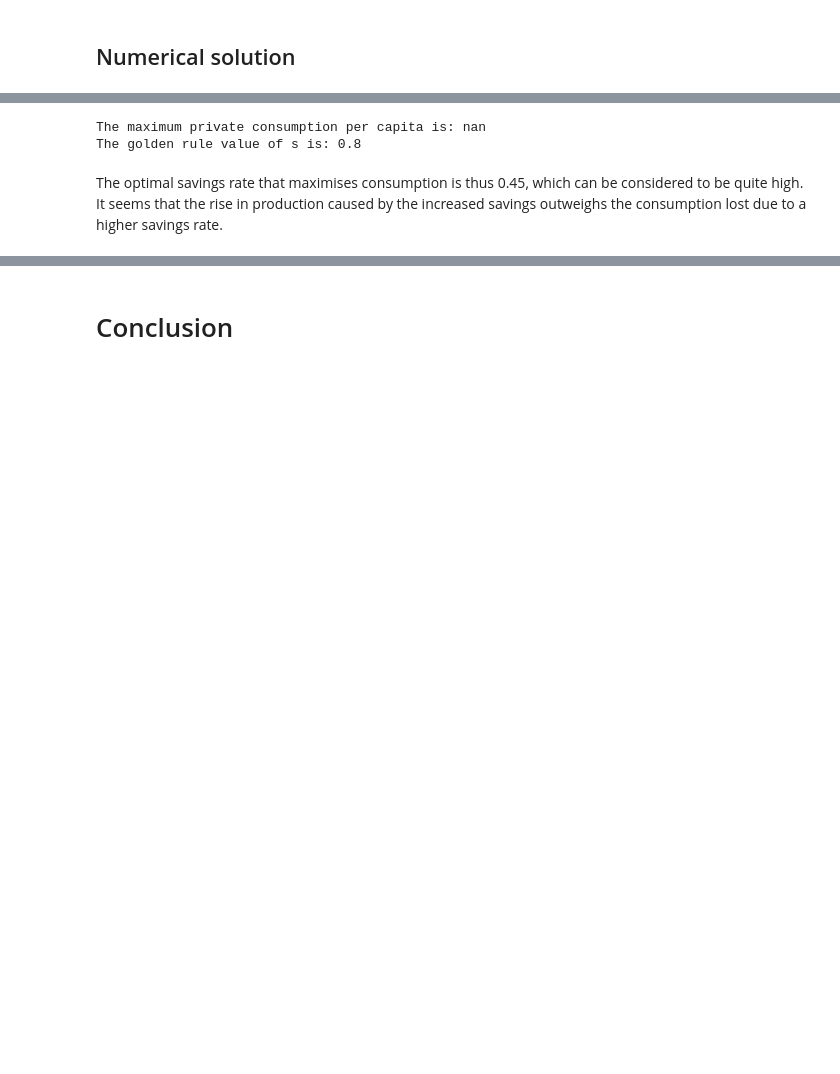
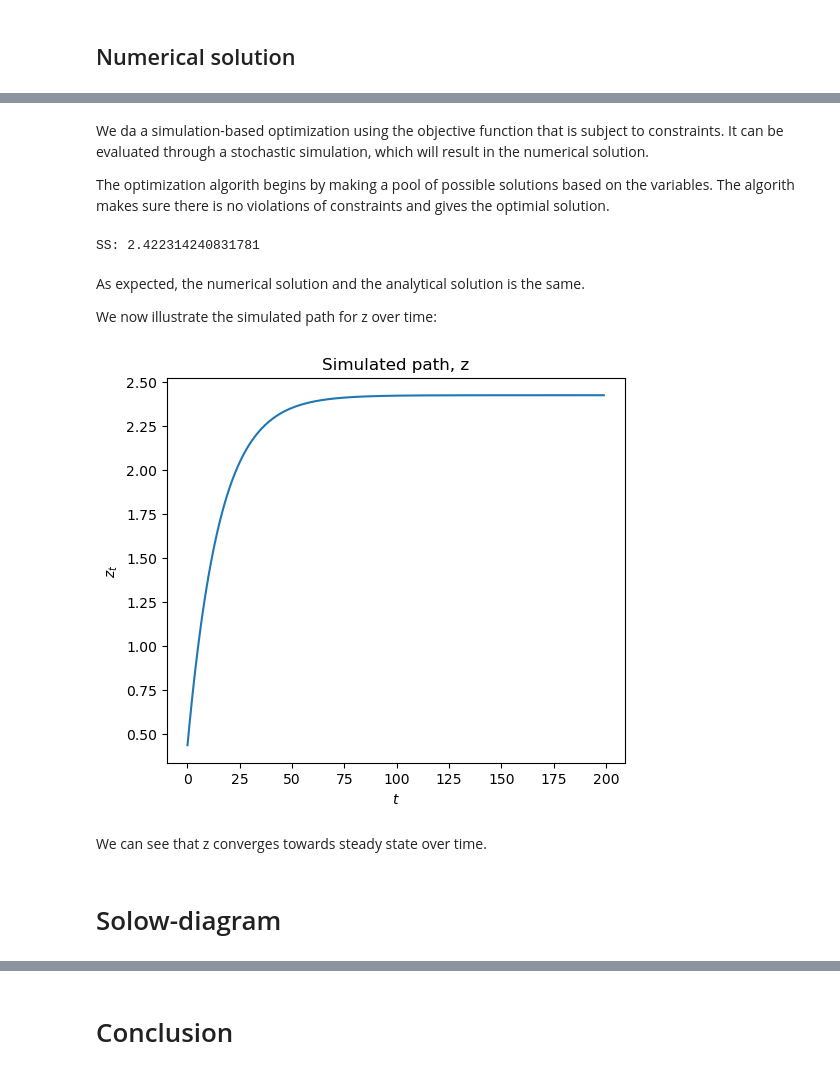
Before and after one commit to NumEconCopenhagen/projects-2023-mc, a Jupyter notebook: modelproject/modelproject.ipynb, the cells around one changed output, grey strips where cells are left out. Drawn from its saved outputs; the diff is of its cells as text; code cells hidden in the pictures; blank space fills up the shorter version.

```diff
--- a/modelproject/modelproject.ipynb
+++ b/modelproject/modelproject.ipynb
@@ -312,11 +129,61 @@ ax.set_title('$c^*$ for different $s$');
-# %%
-#We find the largest ss-value of consumption pr. worker
-print(f'The maximum private consumption per capita is: {max(c_values):.3f}')
-
-#We find the sh value resulting in the maximum c value
-print(f'The golden rule value of s is: {(c_x[c_values.index(max(c_values))])}')
-# %% [output]
-The maximum private consumption per capita is: nan
-The golden rule value of s is: 0.8
-# %% [markdown]
-The optimal savings rate that maximises consumption is thus 0.45, which can be considered to be quite high. It seems that the rise in production caused by the increased savings outweighs the consumption lost due to a higher savings rate.
+# %% [markdown]
+We da a simulation-based optimization using the objective function that is subject to constraints. It can be evaluated through a stochastic simulation, which will result in the numerical solution.
+
+The optimization algorith begins by making a pool of possible solutions based on the variables. The algorith makes sure there is no violations of constraints and gives the optimial solution.
+# %%
+def sim(s = 0.2):
+    #s = 0.2
+    g = 0.02
+    n = 0.01
+    beta = 0.6
+    kappa = 0.2
+    alpha = 0.2
+    delta = 0.06
+    X = 0.5
+
+    def prod(K, A, L, X):
+        return K ** alpha * (A * L) ** beta * X ** kappa
+
+    T = 200
+    Ks = np.zeros(T)
+    Ys = np.zeros(T)
+    Ls = np.zeros(T)
+    As = np.zeros(T)
+    Zs = np.zeros(T)
+
+    Ks[0] = 0.5
+    Ls[0] = 1.0
+    As[0] = 2.0
+    Ys[0] = prod(Ks[0], As[0], Ls[0], X)
+    for t in range(1, T):
+        Ks[t] = s * Ys[t-1] + (1 - delta) * Ks[t-1]
+        Ls[t] = (1 + n) * Ls[t-1]
+        As[t] = (1 + g) * As[t-1]
+        Ys[t] = prod(Ks[t], As[t], Ls[t], X)
+
+    Zs = Ks / Ys
+    return Ks, Ys, Ls, As, Zs
+
+Ks, Ys, Ls, As, Zs = sim()
+# SS must be last value **care only if we converge before 200 periods #
+print(f'SS: {Zs[199]}')
+# %% [output]
+SS: 2.422314240831781
+# %% [markdown]
+As expected, the numerical solution and the analytical solution is the same.
+
+We now illustrate the simulated path for z over time:
+# %%
+fig = plt.figure(figsize=(13,5))
+ax = fig.add_subplot(1,2,1)
+ax.plot(Zs)
+ax.set_xlabel(r'$t$')
+ax.set_ylabel(r'$z_t$')
+
+ax.set_title('Simulated path, z');
+# %% [output]
+[figure, added]
+# %% [markdown]
+We can see that z converges towards steady state over time.
+# %% [markdown]
+# Solow-diagram
```
Also changed, not shown: parts of 41 cells of this notebook, 1 other file.
